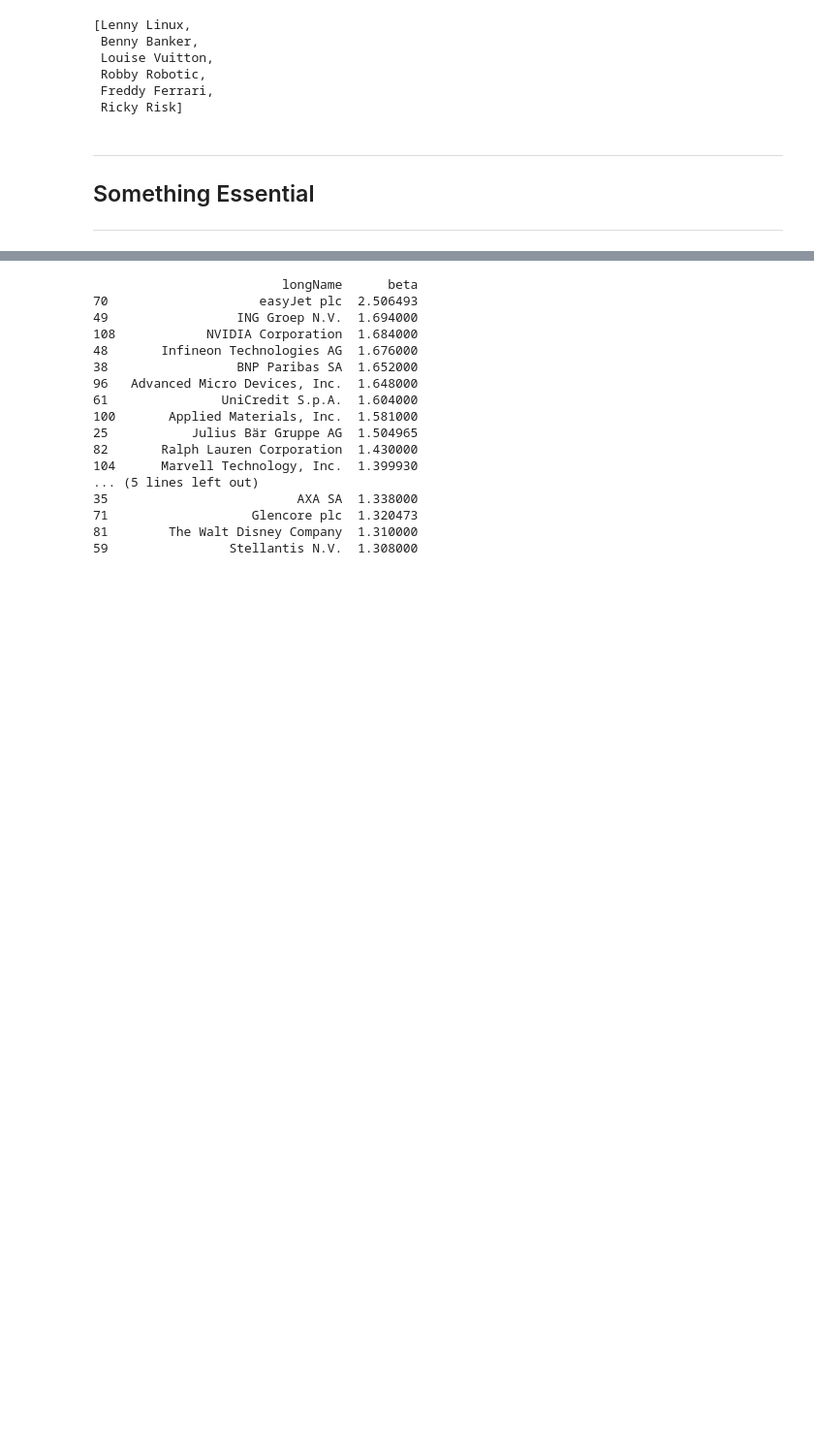
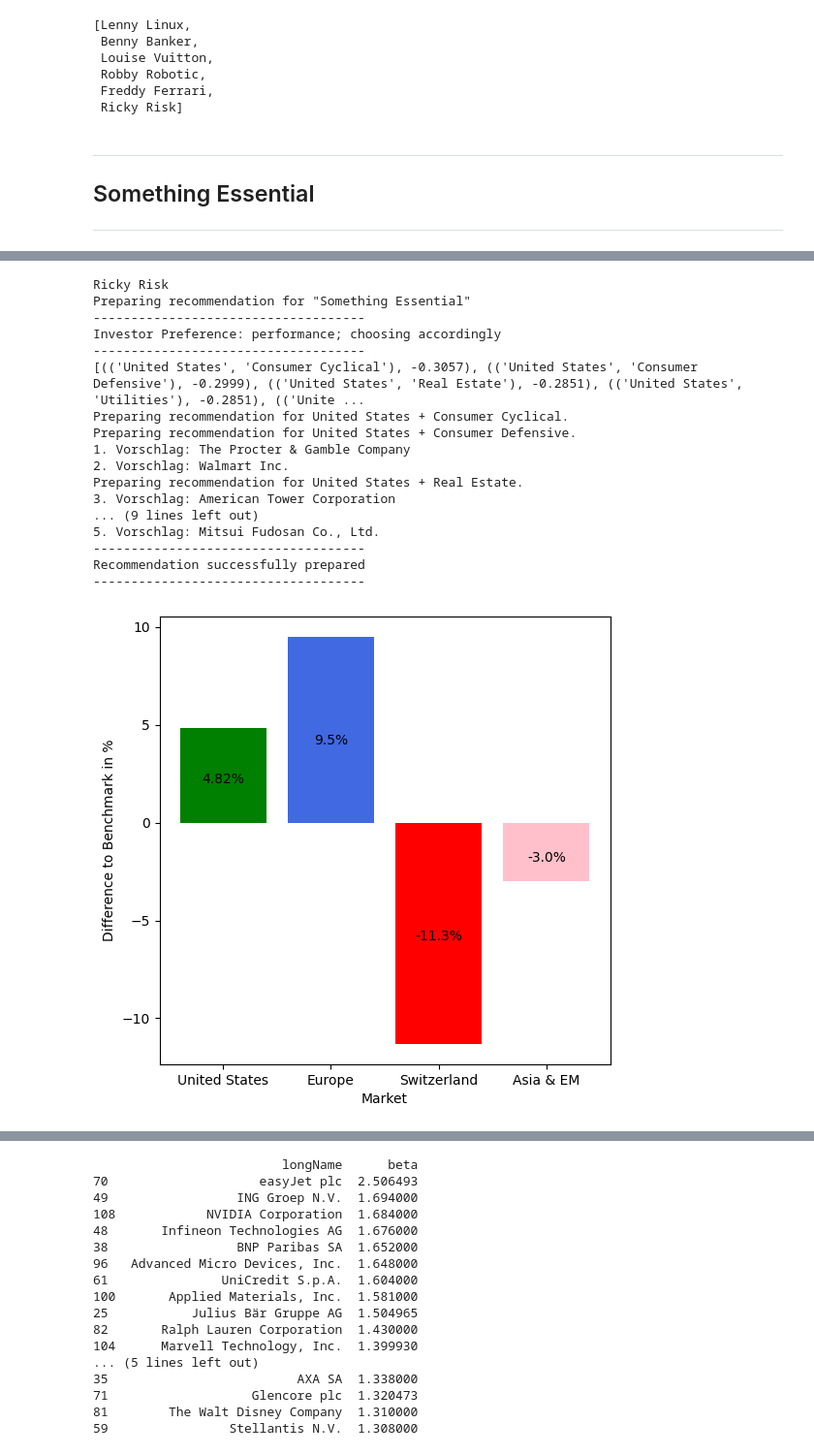
Before and after one commit to glaand/personal-investment-recommender, a Jupyter notebook: analysis/raffi_test.ipynb, the cells around one changed output, grey strips where cells are left out. Shown at 97% size. Drawn from its saved outputs; the diff is of its cells as text; code cells hidden in the pictures; blank space fills up the shorter version.

```diff
--- a/analysis/raffi_test.ipynb
+++ b/analysis/raffi_test.ipynb
@@ -366,12 +365,6 @@ class Investor:
         self._portfolio_beta = round(self._portfolio_beta, 2)
         print(f"Updated Portfolio-Beta. It's currently at {self._portfolio_beta}")
 
-    def random_portfolio(self):
-        """
-        To Do - Priority: 3
-        """
-        pass
-
     def write_json(self):
         json_object = json.dumps(self.__dict__, indent=4, ensure_ascii=False)
         id = self._id
@@ -545,2 +532,0 @@ dummy_investors[0].visualize_allocation_differences()
-# %%
-dummy_investors[0]._portfolio_beta = 0
@@ -594,8 +532,0 @@ Präferenz: performance --> sortiere nach diesem Kriterium
-# %%
-# Kombinationen von Märkten und Sektoren mit grösstem Handlungsbedarf finden
-key_pairs = list(product(dummy_investors[0]._market_allocation_difference.keys(), dummy_investors[0]._sector_allocation_difference.keys()))
-sum_values = {pair: dummy_investors[0]._market_allocation_difference[pair[0]] + dummy_investors[0]._sector_allocation_difference[pair[1]] for pair in key_pairs}
-
-# Sortieren nach Grösse
-top_pairs = sorted(sum_values.items(), key=lambda x: x[1], reverse=False)[:10]
-top_pairs
@@ -722,0 +634,23 @@ Recommendation successfully prepared
+# %%
+print(dummy_investors[5]._name)
+something_essential(dummy_investors[5])
+dummy_investors[3].visualize_allocation_differences()
+# %% [output]
+Ricky Risk
+Preparing recommendation for "Something Essential"
+------------------------------------
+Investor Preference: performance; choosing accordingly
+------------------------------------
+[(('United States', 'Consumer Cyclical'), -0.3057), (('United States', 'Consumer Defensive'), -0.2999), (('United States', 'Real Estate'), -0.2851), (('United States', 'Utilities'), -0.2851), (('Unite ...
+Preparing recommendation for United States + Consumer Cyclical.
+Preparing recommendation for United States + Consumer Defensive.
+1. Vorschlag: The Procter & Gamble Company
+2. Vorschlag: Walmart Inc.
+Preparing recommendation for United States + Real Estate.
+3. Vorschlag: American Tower Corporation
+... (9 lines left out)
+5. Vorschlag: Mitsui Fudosan Co., Ltd.
+------------------------------------
+Recommendation successfully prepared
+------------------------------------
+[figure, added]
```
Also changed, not shown: parts of 60 cells of this notebook, 6 other files.
